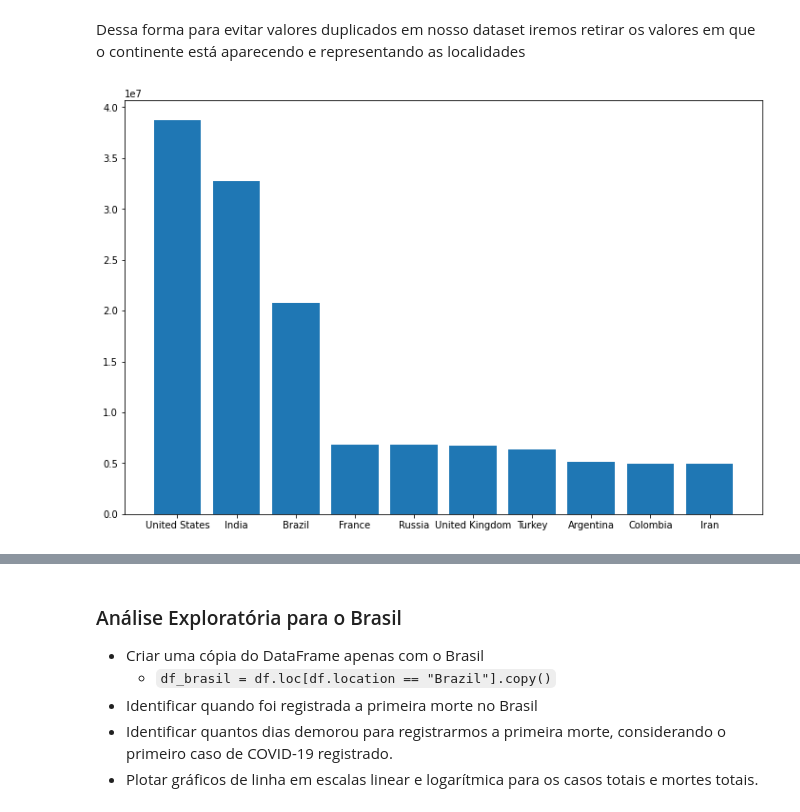
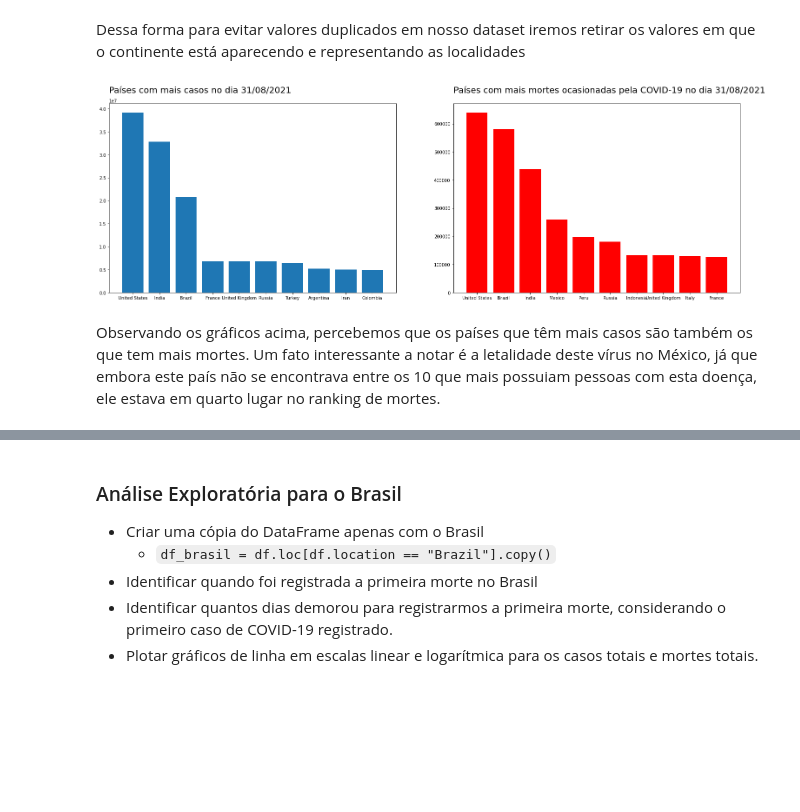
Before and after one commit to FerrazThales/Analysis_COVID_19, a Jupyter notebook: Panorama_da_COVID_19.ipynb, the cells around one changed output, grey strips where cells are left out. Drawn from its saved outputs; the diff is of its cells as text; code cells hidden in the pictures; blank space fills up the shorter version.

```diff
--- a/Panorama_da_COVID_19.ipynb
+++ b/Panorama_da_COVID_19.ipynb
@@ -279,14 +254,22 @@ Dessa forma para evitar valores duplicados em nosso dataset iremos retirar os va
 #países sem os continentes na lista
 df_lista_sem_continentes = df_covid[~df_covid['continent'].isna()]
 # %%
-#Avaliando os 10 paises tem mais casos no dia 28/08/2021
-#melhor o gráfico e colocar os que tem mais mortes do lado (dois ax ax[0] e ax[1])
-fig,ax = plt.subplots(figsize=(12,8))
+#Avaliando os 10 paises tem mais casos no dia 31/08/2021
+dia = '31/08/2021'
+fig,ax = plt.subplots(figsize=(26,8),nrows=1,ncols=2)
 
-df_paises_com_mais_casos = df_lista_sem_continentes.loc['2021-08-28'][['location','total_cases']].sort_values(
+df_paises_com_mais_casos = df_lista_sem_continentes.loc['2021-08-31'][['location','total_cases']].sort_values(
     by='total_cases',ascending=False)[:10]
 
-ax.bar(data=df_paises_com_mais_casos,x='location',height='total_cases')
+df_paises_com_mais_mortes = df_lista_sem_continentes.loc['2021-08-31'][['location','total_deaths']].sort_values(
+    by='total_deaths',ascending=False)[:10]
+
+ax[0].bar(data=df_paises_com_mais_casos,x='location',height='total_cases')
+ax[0].set_title('Países com mais casos no dia ' + dia,loc='left',pad=25,fontdict={'fontsize':20})
+ax[1].bar(data=df_paises_com_mais_mortes,x='location',height='total_deaths',color='r')
+ax[1].set_title('Países com mais mortes ocasionadas pela COVID-19 no dia '+ dia,loc='left',pad=25,fontdict={'fontsize':20})
 plt.show();
 # %% [output]
-[figure, old version]
+[figure, new version]
+# %% [markdown]
+Observando os gráficos acima, percebemos que os países que têm mais casos são também os que tem mais mortes. Um fato interessante a notar é a letalidade deste vírus no México, já que embora este país não se encontrava entre os 10 que mais possuiam pessoas com esta doença, ele estava em quarto lugar no ranking de mortes.
```
Also changed, not shown: parts of 11 cells of this notebook.
